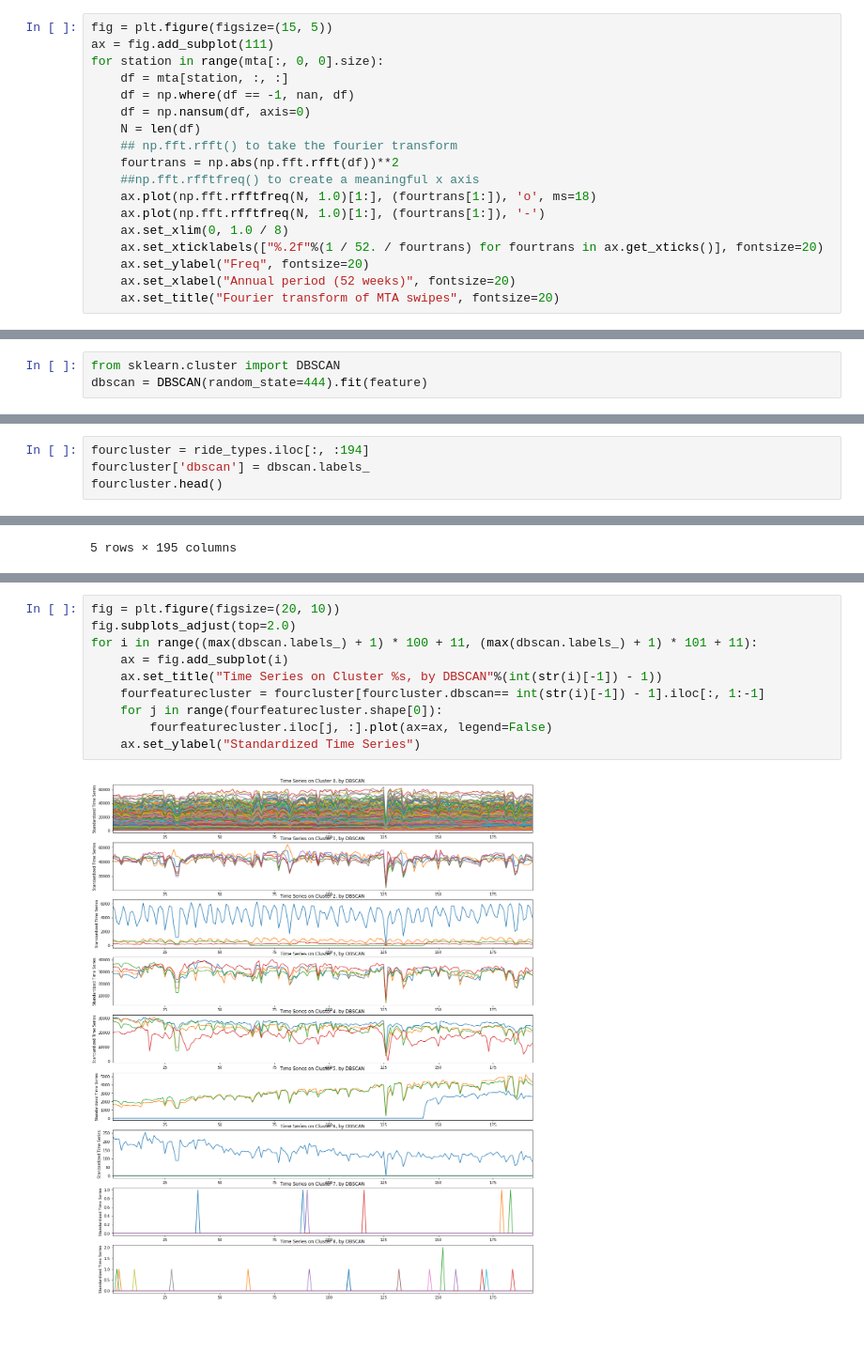
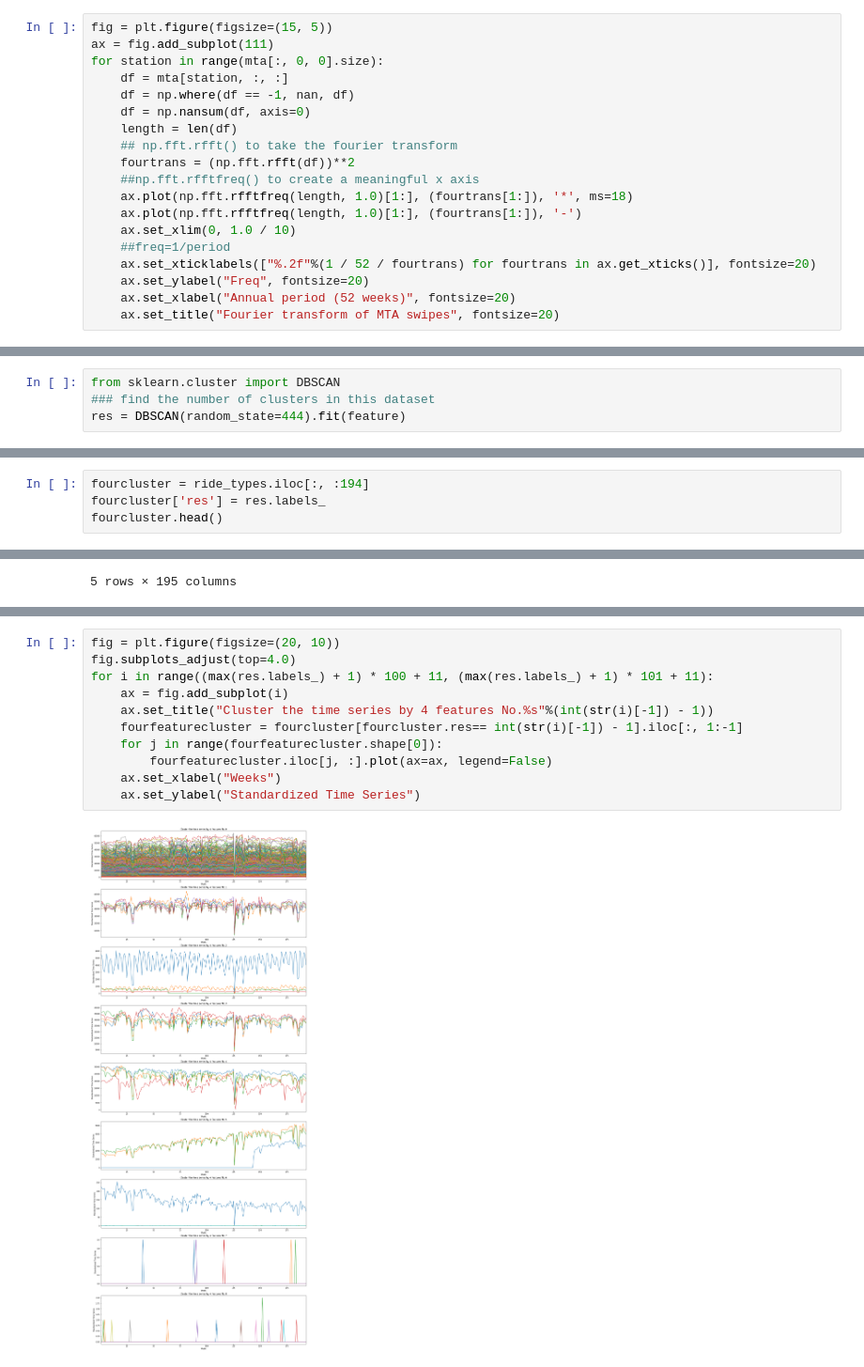
Before and after one commit to sg5718/PUI2018_sg5718, a Jupyter notebook: HW12_sg5718/subway_timeseries_part2_sg5718.ipynb, the cells around one changed output, grey strips where cells are left out. Shown at 94% size. Cells and saved outputs as stored; diff of their text form; blank space fills up the shorter version.

```diff
--- a/HW12_sg5718/subway_timeseries_part2_sg5718.ipynb
+++ b/HW12_sg5718/subway_timeseries_part2_sg5718.ipynb
@@ -202,14 +202,15 @@ for station in range(mta[:, 0, 0].size):
     df = mta[station, :, :]
     df = np.where(df == -1, nan, df)
     df = np.nansum(df, axis=0)
-    N = len(df)
+    length = len(df)
     ## np.fft.rfft() to take the fourier transform
-    fourtrans = np.abs(np.fft.rfft(df))**2
+    fourtrans = (np.fft.rfft(df))**2
     ##np.fft.rfftfreq() to create a meaningful x axis
-    ax.plot(np.fft.rfftfreq(N, 1.0)[1:], (fourtrans[1:]), 'o', ms=18)
-    ax.plot(np.fft.rfftfreq(N, 1.0)[1:], (fourtrans[1:]), '-')
-    ax.set_xlim(0, 1.0 / 8)
-    ax.set_xticklabels(["%.2f"%(1 / 52. / fourtrans) for fourtrans in ax.get_xticks()], fontsize=20)
+    ax.plot(np.fft.rfftfreq(length, 1.0)[1:], (fourtrans[1:]), '*', ms=18)
+    ax.plot(np.fft.rfftfreq(length, 1.0)[1:], (fourtrans[1:]), '-')
+    ax.set_xlim(0, 1.0 / 10)
+    ##freq=1/period
+    ax.set_xticklabels(["%.2f"%(1 / 52 / fourtrans) for fourtrans in ax.get_xticks()], fontsize=20)
     ax.set_ylabel("Freq", fontsize=20)
     ax.set_xlabel("Annual period (52 weeks)", fontsize=20)
     ax.set_title("Fourier transform of MTA swipes", fontsize=20)
@@ -409,3 +412,4 @@ feature.head()
 # %%
 from sklearn.cluster import DBSCAN
-dbscan = DBSCAN(random_state=444).fit(feature)
+### find the number of clusters in this dataset
+res = DBSCAN(random_state=444).fit(feature)
@@ -416,6 +420,6 @@ dbscan.labels_.shape
 # %%
 fourcluster = ride_types.iloc[:, :194]
-fourcluster['dbscan'] = dbscan.labels_
+fourcluster['res'] = res.labels_
 fourcluster.head()
 # %% [output]
 |  | 0 | 1 | 2 | 3 | 4 | 5 | 6 | 7 | 8 | 9 | ... | ... |
@@ -432,12 +432,13 @@ sum(dbscan.labels_ == -1)
 # %%
 fig = plt.figure(figsize=(20, 10))
-fig.subplots_adjust(top=2.0)
-for i in range((max(dbscan.labels_) + 1) * 100 + 11, (max(dbscan.labels_) + 1) * 101 + 11):
+fig.subplots_adjust(top=4.0)
+for i in range((max(res.labels_) + 1) * 100 + 11, (max(res.labels_) + 1) * 101 + 11):
     ax = fig.add_subplot(i)
-    ax.set_title("Time Series on Cluster %s, by DBSCAN"%(int(str(i)[-1]) - 1))
-    fourfeaturecluster = fourcluster[fourcluster.dbscan== int(str(i)[-1]) - 1].iloc[:, 1:-1]
+    ax.set_title("Cluster the time series by 4 features No.%s"%(int(str(i)[-1]) - 1))
+    fourfeaturecluster = fourcluster[fourcluster.res== int(str(i)[-1]) - 1].iloc[:, 1:-1]
     for j in range(fourfeaturecluster.shape[0]):
         fourfeaturecluster.iloc[j, :].plot(ax=ax, legend=False)
+    ax.set_xlabel("Weeks")
     ax.set_ylabel("Standardized Time Series")
 # %% [output]
-[figure, old version]
+[figure, new version]
```
Also changed, not shown: parts of 7 cells of this notebook, 3 other files.
